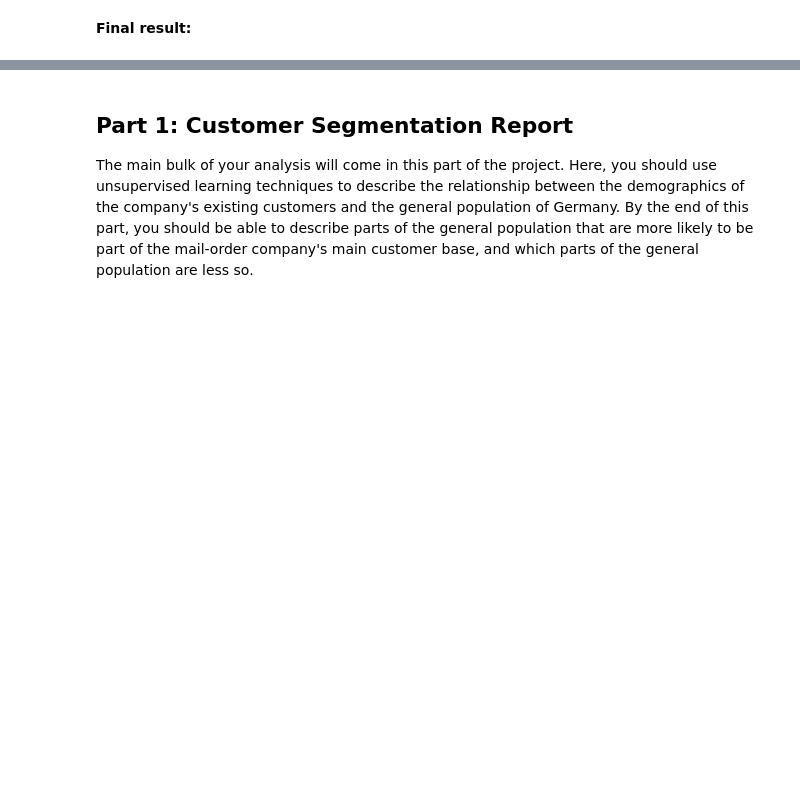
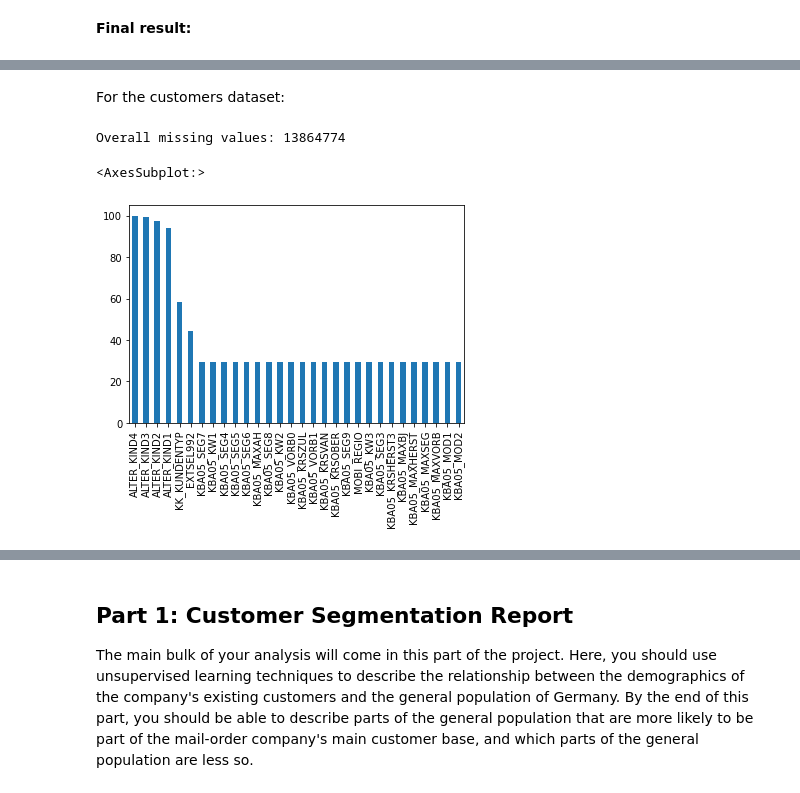
Before and after one commit to jobquiroz/MarketingCampaign, a Jupyter notebook: Arvato Project Workbook.ipynb, the cells around one changed output, grey strips where cells are left out. Cells and saved outputs as stored; diff of their text form; code cells hidden in the pictures; blank space fills up the shorter version.

```diff
--- a/Arvato Project Workbook.ipynb
+++ b/Arvato Project Workbook.ipynb
@@ -100,7 +105,10 @@ array([nan, 8.0, 4.0, 2.0, 6.0, 1.0, 9.0, 5.0, 7.0, 3.0, '4', '3', '7',
 We can clearly see that the attribute has mixed type values. We can solve this issue by casting the strings containing a number and assigning `nan` to the 'X' string:
 # %%
 azdias.iloc[:,18] = azdias.iloc[:,18].replace({'X': np.nan})
+customers.iloc[:,18] = customers.iloc[:,18].replace({'X': np.nan})
 
+# Casting
 azdias.iloc[:, 18] = azdias.iloc[:, 18].map(float)
+customers.iloc[:, 18] = customers.iloc[:, 18].map(float)
 # %% [markdown]
 **Final result:**
@@ -137,6 +153,9 @@ array([nan, 51.0, 24.0, 12.0, 43.0, 54.0, 22.0, 14.0, 13.0, 15.0, 33.0,
 By applying the same steps as before:
 # %%
 azdias.iloc[:,19] = azdias.iloc[:,19].replace({'XX': np.nan})
+customers.iloc[:,19] = customers.iloc[:,19].replace({'XX': np.nan})
+
 azdias.iloc[:, 19] = azdias.iloc[:, 19].map(float)
+customers.iloc[:, 19] = customers.iloc[:, 19].map(float)
 # %% [markdown]
 **Final result:**
@@ -203,0 +187,14 @@ azdias_cols - info_level_set;
+# %% [markdown]
+For the customers dataset:
+# %%
+customers_missing_values_1 = customers.isnull().sum()
+percentage_missing_values_1 = customers_missing_values_1.sort_values(ascending = False) / customers.shape[0] * 100
+
+print('Overall missing values:', customers_missing_values_1.sum())
+
+# Plotting Top 30 features with missing values
+percentage_missing_values_1[:30].plot.bar()
+# %% [output]
+Overall missing values: 13864774
+<AxesSubplot:>
+[figure, added]
```
Also changed, not shown: parts of 129 cells of this notebook.
